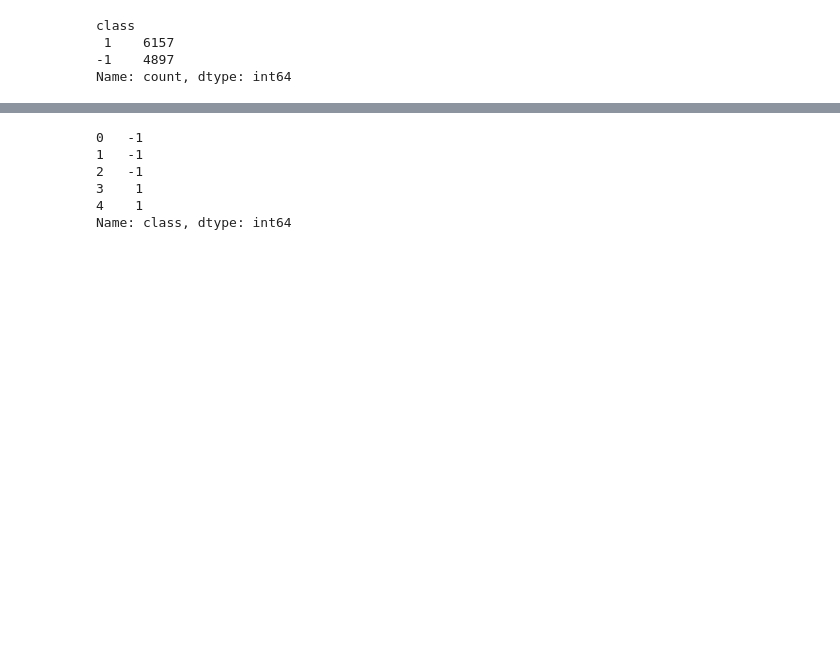
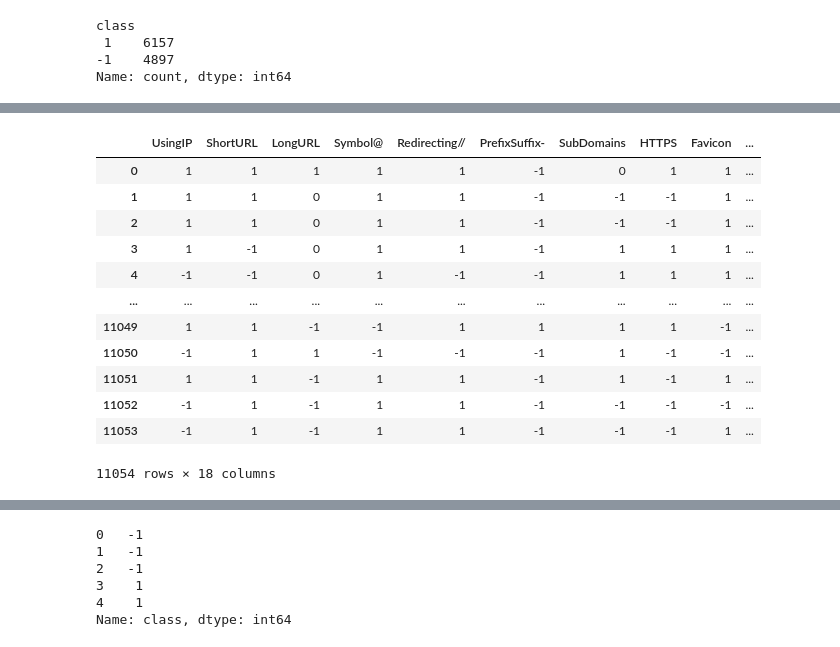
Before and after one commit to Samartha10/college_project-7-sem-, a Jupyter notebook: phishing prediction.ipynb, the cells around one changed output, grey strips where cells are left out. Saved outputs shown, nothing was run; the diff lists cells and outputs as text; code cells hidden in the pictures; blank space fills up the shorter version.

```diff
--- a/phishing prediction.ipynb
+++ b/phishing prediction.ipynb
@@ -124,3 +131,19 @@ plt.show()
+# %%
+df
+# %% [output]
+|  | UsingIP | ShortURL | LongURL | Symbol@ | Redirecting// | PrefixSuffix- | SubDomains | HTTPS | Favicon | ... |
+| 0 | 1 | 1 | 1 | 1 | 1 | -1 | 0 | 1 | 1 | ... |
+| 1 | 1 | 1 | 0 | 1 | 1 | -1 | -1 | -1 | 1 | ... |
+| 2 | 1 | 1 | 0 | 1 | 1 | -1 | -1 | -1 | 1 | ... |
+| 3 | 1 | -1 | 0 | 1 | 1 | -1 | 1 | 1 | 1 | ... |
+| 4 | -1 | -1 | 0 | 1 | -1 | -1 | 1 | 1 | 1 | ... |
+| ... | ... | ... | ... | ... | ... | ... | ... | ... | ... | ... |
+| 11049 | 1 | 1 | -1 | -1 | 1 | 1 | 1 | 1 | -1 | ... |
+| 11050 | -1 | 1 | 1 | -1 | -1 | -1 | 1 | -1 | -1 | ... |
+| 11051 | 1 | 1 | -1 | 1 | 1 | -1 | 1 | -1 | 1 | ... |
+| 11052 | -1 | 1 | -1 | 1 | 1 | -1 | -1 | -1 | -1 | ... |
+| 11053 | -1 | 1 | -1 | 1 | 1 | -1 | -1 | -1 | 1 | ... |
+11054 rows × 18 columns
 # %%
 X = df.drop(columns=['class'])
 y = df['class']
```
Also changed, not shown: parts of 13 cells of this notebook, 3 other files.
